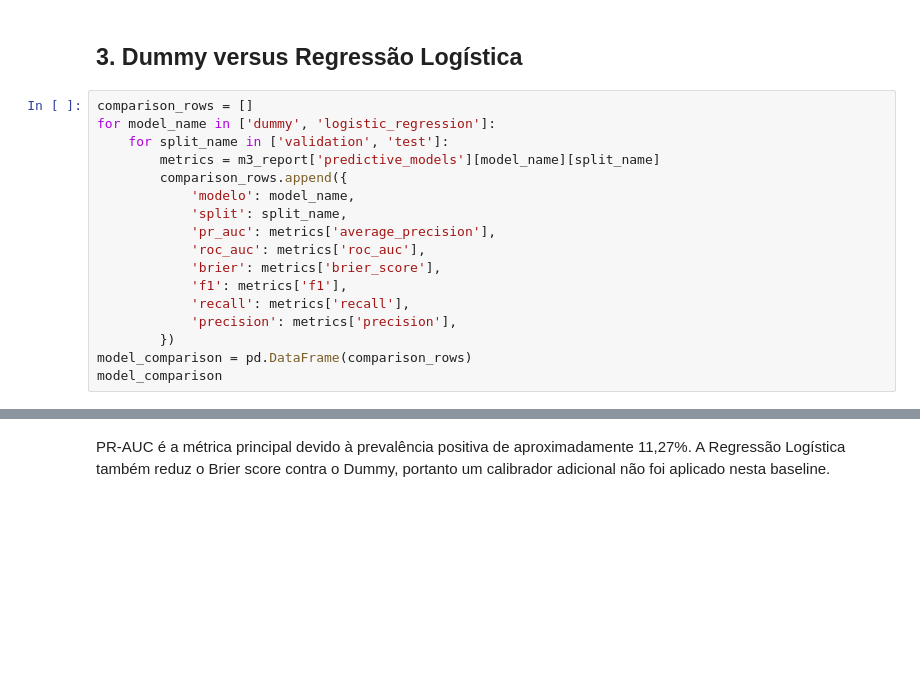
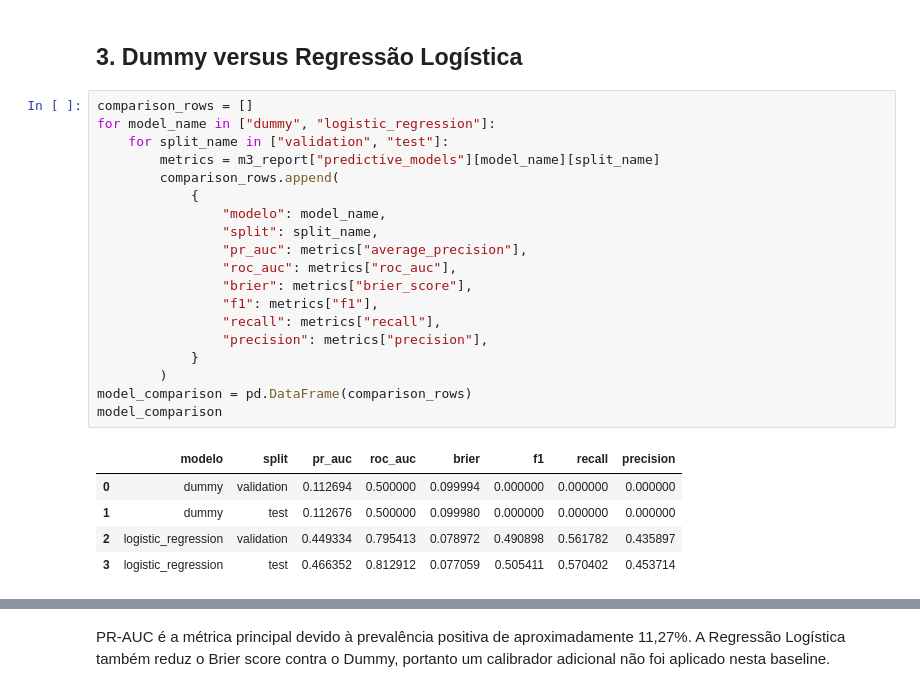
Before and after one commit to VehGarciiah/datathon-7mlet-grupo-80, a Jupyter notebook: notebooks/03_modeling_and_baseline.ipynb, the cells around one changed output, grey strips where cells are left out. Cells and saved outputs as stored; diff of their text form; blank space fills up the shorter version.

```diff
--- a/notebooks/03_modeling_and_baseline.ipynb
+++ b/notebooks/03_modeling_and_baseline.ipynb
@@ -61,20 +88,28 @@ replay_summary
 ## 3. Dummy versus Regressão Logística
 # %%
 comparison_rows = []
-for model_name in ['dummy', 'logistic_regression']:
-    for split_name in ['validation', 'test']:
-        metrics = m3_report['predictive_models'][model_name][split_name]
-        comparison_rows.append({
-            'modelo': model_name,
-            'split': split_name,
-            'pr_auc': metrics['average_precision'],
-            'roc_auc': metrics['roc_auc'],
-            'brier': metrics['brier_score'],
-            'f1': metrics['f1'],
-            'recall': metrics['recall'],
-            'precision': metrics['precision'],
-        })
+for model_name in ["dummy", "logistic_regression"]:
+    for split_name in ["validation", "test"]:
+        metrics = m3_report["predictive_models"][model_name][split_name]
+        comparison_rows.append(
+            {
+                "modelo": model_name,
+                "split": split_name,
+                "pr_auc": metrics["average_precision"],
+                "roc_auc": metrics["roc_auc"],
+                "brier": metrics["brier_score"],
+                "f1": metrics["f1"],
+                "recall": metrics["recall"],
+                "precision": metrics["precision"],
+            }
+        )
 model_comparison = pd.DataFrame(comparison_rows)
 model_comparison
+# %% [output]
+|  | modelo | split | pr_auc | roc_auc | brier | f1 | recall | precision |
+| 0 | dummy | validation | 0.112694 | 0.500000 | 0.099994 | 0.000000 | 0.000000 | 0.000000 |
+| 1 | dummy | test | 0.112676 | 0.500000 | 0.099980 | 0.000000 | 0.000000 | 0.000000 |
+| 2 | logistic_regression | validation | 0.449334 | 0.795413 | 0.078972 | 0.490898 | 0.561782 | 0.435897 |
+| 3 | logistic_regression | test | 0.466352 | 0.812912 | 0.077059 | 0.505411 | 0.570402 | 0.453714 |
 # %%
 figure, axes = plt.subplots(1, 2, figsize=(12, 4))
```
Also changed, not shown: parts of 12 cells of this notebook, 58 other files.
